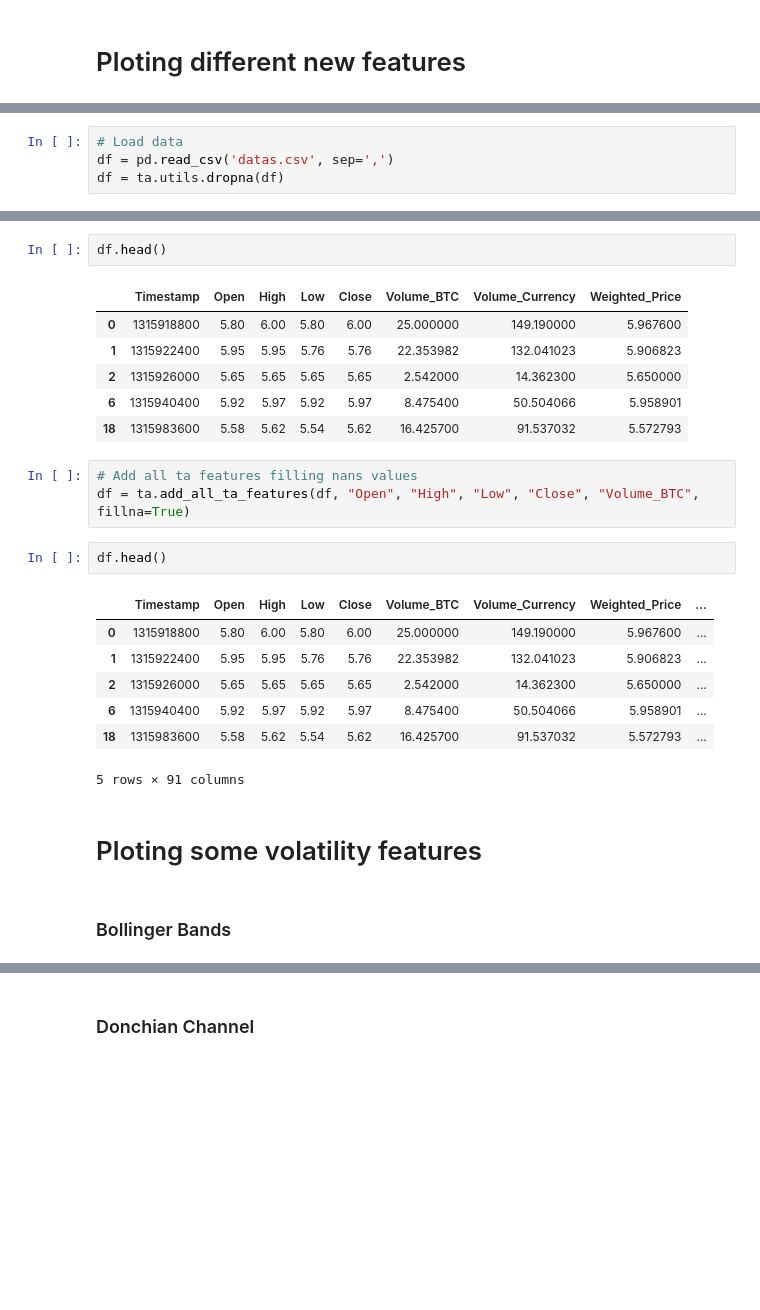
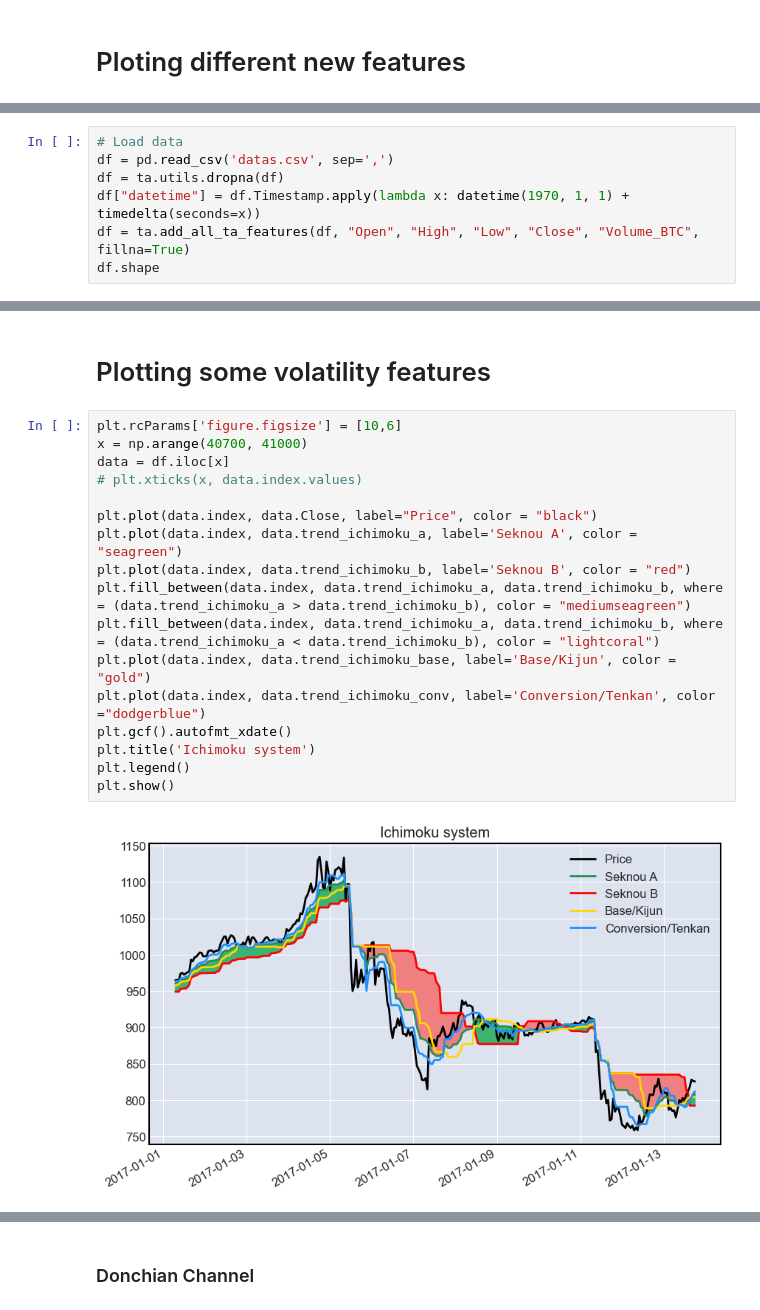
Before and after one commit to Empyr3an/Artha, a Jupyter notebook: notebooks/taexplore.ipynb, the cells around one changed output, grey strips where cells are left out. Saved outputs shown, nothing was run; the diff lists cells and outputs as text; blank space fills up the shorter version.

Commit message:
made ichimoku look better

```diff
--- a/notebooks/taexplore.ipynb
+++ b/notebooks/taexplore.ipynb
@@ -12,3 +13,6 @@ import ta
 # Load data
 df = pd.read_csv('datas.csv', sep=',')
 df = ta.utils.dropna(df)
+df["datetime"] = df.Timestamp.apply(lambda x: datetime(1970, 1, 1) + timedelta(seconds=x))
+df = ta.add_all_ta_features(df, "Open", "High", "Low", "Close", "Volume_BTC", fillna=True)
+df.shape
@@ -19,27 +19,22 @@ df.shape
-# %%
-df.head()
-# %% [output]
-|  | Timestamp | Open | High | Low | Close | Volume_BTC | Volume_Currency | Weighted_Price |
-| 0 | 1315918800 | 5.80 | 6.00 | 5.80 | 6.00 | 25.000000 | 149.190000 | 5.967600 |
-| 1 | 1315922400 | 5.95 | 5.95 | 5.76 | 5.76 | 22.353982 | 132.041023 | 5.906823 |
-| 2 | 1315926000 | 5.65 | 5.65 | 5.65 | 5.65 | 2.542000 | 14.362300 | 5.650000 |
-| 6 | 1315940400 | 5.92 | 5.97 | 5.92 | 5.97 | 8.475400 | 50.504066 | 5.958901 |
-| 18 | 1315983600 | 5.58 | 5.62 | 5.54 | 5.62 | 16.425700 | 91.537032 | 5.572793 |
-# %%
-# Add all ta features filling nans values
-df = ta.add_all_ta_features(df, "Open", "High", "Low", "Close", "Volume_BTC", fillna=True)
-# %%
-df.head()
-# %% [output]
-|  | Timestamp | Open | High | Low | Close | Volume_BTC | Volume_Currency | Weighted_Price | ... |
-| 0 | 1315918800 | 5.80 | 6.00 | 5.80 | 6.00 | 25.000000 | 149.190000 | 5.967600 | ... |
-| 1 | 1315922400 | 5.95 | 5.95 | 5.76 | 5.76 | 22.353982 | 132.041023 | 5.906823 | ... |
-| 2 | 1315926000 | 5.65 | 5.65 | 5.65 | 5.65 | 2.542000 | 14.362300 | 5.650000 | ... |
-| 6 | 1315940400 | 5.92 | 5.97 | 5.92 | 5.97 | 8.475400 | 50.504066 | 5.958901 | ... |
-| 18 | 1315983600 | 5.58 | 5.62 | 5.54 | 5.62 | 16.425700 | 91.537032 | 5.572793 | ... |
-5 rows × 91 columns
 # %% [markdown]
-# Ploting some volatility features
+# Plotting some volatility features
-# %% [markdown]
-### Bollinger Bands
+# %%
+plt.rcParams['figure.figsize'] = [10,6]
+x = np.arange(40700, 41000)
+data = df.iloc[x]
+# plt.xticks(x, data.index.values)
+
+plt.plot(data.index, data.Close, label="Price", color = "black")
+plt.plot(data.index, data.trend_ichimoku_a, label='Seknou A', color = "seagreen")
+plt.plot(data.index, data.trend_ichimoku_b, label='Seknou B', color = "red")
+plt.fill_between(data.index, data.trend_ichimoku_a, data.trend_ichimoku_b, where = (data.trend_ichimoku_a > data.trend_ichimoku_b), color = "mediumseagreen")
+plt.fill_between(data.index, data.trend_ichimoku_a, data.trend_ichimoku_b, where = (data.trend_ichimoku_a < data.trend_ichimoku_b), color = "lightcoral")
+plt.plot(data.index, data.trend_ichimoku_base, label='Base/Kijun', color = "gold")
+plt.plot(data.index, data.trend_ichimoku_conv, label='Conversion/Tenkan', color ="dodgerblue")
+plt.gcf().autofmt_xdate()
+plt.title('Ichimoku system')
+plt.legend()
+plt.show()
+# %% [output]
+[figure, added]
 # %%
```
Also changed, not shown: parts of 5 cells of this notebook.
